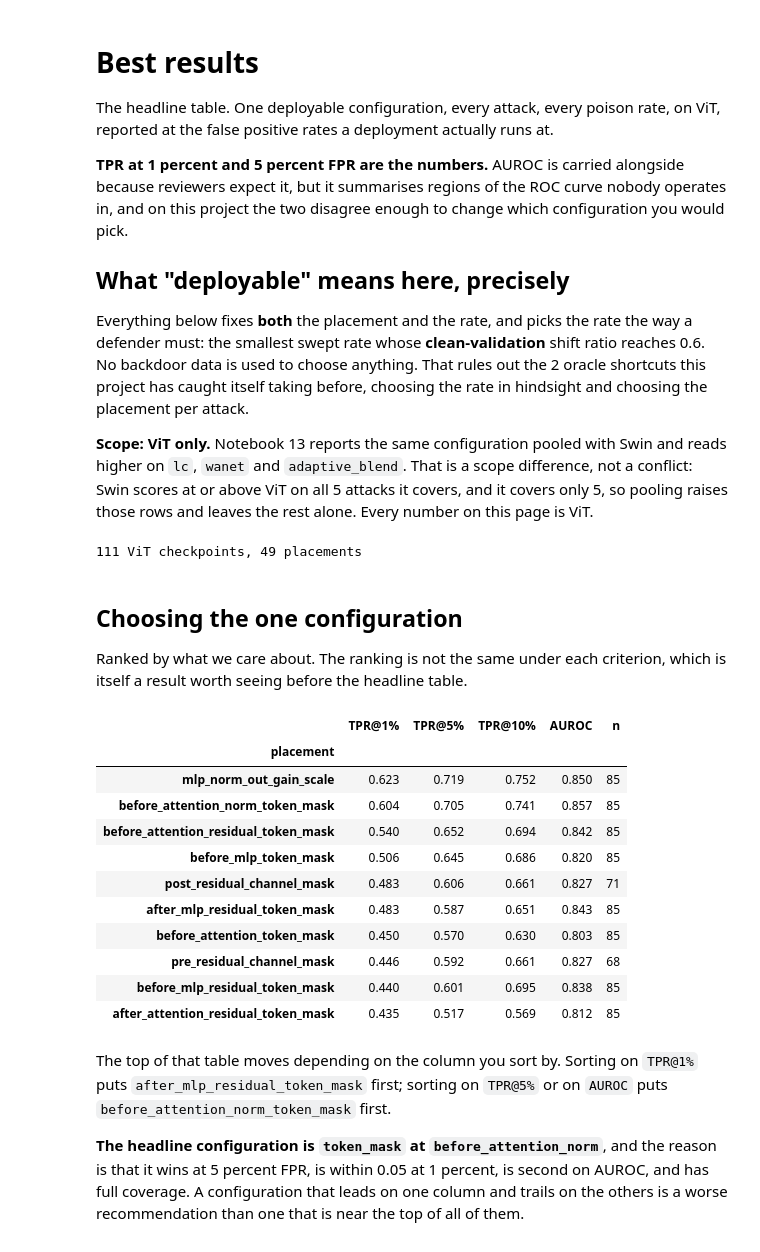
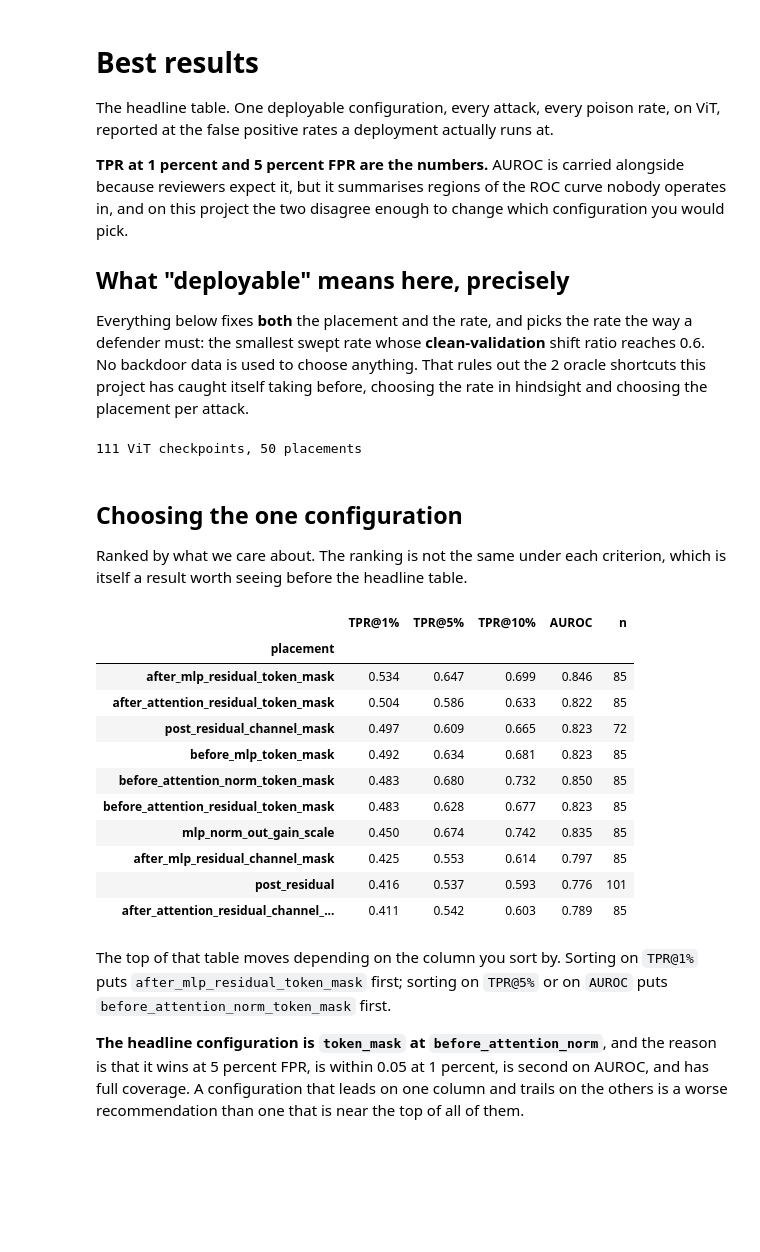
Before and after one commit to PjotrVr/psbd-transformer, a Jupyter notebook: notebooks/14-best-results.ipynb, the cells around one changed output. Saved outputs shown, nothing was run; the diff lists cells and outputs as text; code cells hidden in the pictures; blank space fills up the shorter version.

```diff
--- a/notebooks/14-best-results.ipynb
+++ b/notebooks/14-best-results.ipynb
@@ -16,19 +16,14 @@ way a defender must: the smallest swept rate whose **clean-validation** shift ra
 reaches 0.6. No backdoor data is used to choose anything. That rules out the 2
 oracle shortcuts this project has caught itself taking before, choosing the rate
 in hindsight and choosing the placement per attack.
-
-**Scope: ViT only.** Notebook 13 reports the same configuration pooled with Swin
-and reads higher on `lc`, `wanet` and `adaptive_blend`. That is a scope difference,
-not a conflict: Swin scores at or above ViT on all 5 attacks it covers, and it
-covers only 5, so pooling raises those rows and leaves the rest alone. Every number
-on this page is ViT.
 # %%
 import os
 import sys
 from pathlib import Path
 
 REPO_ROOT = next(
-    parent for parent in [Path.cwd(), *Path.cwd().parents]
+    parent
+    for parent in [Path.cwd(), *Path.cwd().parents]
     if (parent / "pyproject.toml").exists()
 )
 os.chdir(REPO_ROOT)
@@ -49,9 +44,9 @@ TARGET_SHIFT = ADAPTIVE_SHIFT_TARGET
 
 points = pd.read_csv("results/operating_points.csv")
 points = points[
-    points["variant"].isna()          # plain measurement, not a superseded or band variant
-    & points["cache_backed"]          # its stage-1 tensors still exist
-    & (~points["folder"].str.contains("evade"))   # adaptive attackers are notebook 11
+    points["variant"].isna()  # plain measurement, not a superseded or band variant
+    & points["cache_backed"]  # its stage-1 tensors still exist
+    & (~points["folder"].str.contains("evade"))  # adaptive attackers are notebook 11
     & (points["psu_variant"] == "fractional")
     & (points["architecture"] == "vit")
 ]
@@ -62,10 +57,12 @@ reaching = points[points["sigma_validation"] >= TARGET_SHIFT]
 deployable = reaching.loc[
     reaching.groupby(["folder", "placement", "quantile"])["rate"].idxmin()
 ]
-print(f"{deployable['folder'].nunique()} ViT checkpoints, "
-      f"{deployable['placement'].nunique()} placements")
+print(
+    f"{deployable['folder'].nunique()} ViT checkpoints, "
+    f"{deployable['placement'].nunique()} placements"
+)
 # %% [output]
-111 ViT checkpoints, 49 placements
+111 ViT checkpoints, 50 placements
 # %% [markdown]
 ## Choosing the one configuration
 
@@ -74,35 +71,39 @@ which is itself a result worth seeing before the headline table.
 # %%
 candidates = (
     deployable.groupby(["placement", "quantile"])
-    .agg(tpr=("tpr", "mean"), auroc=("auroc", "mean"),
-         n=("folder", "nunique"), attacks=("attack", "nunique"))
+    .agg(
+        tpr=("tpr", "mean"),
+        auroc=("auroc", "mean"),
+        n=("folder", "nunique"),
+        attacks=("attack", "nunique"),
+    )
     .reset_index()
 )
 ranking = candidates.pivot_table(index="placement", columns="quantile", values="tpr")
 ranking.columns = [f"TPR@{q:.0%}" for q in ranking.columns]
 ranking["AUROC"] = candidates.groupby("placement")["auroc"].mean()
 ranking["n"] = candidates.groupby("placement")["n"].first()
 ranking["attacks"] = candidates.groupby("placement")["attacks"].first()
 
 # A placement measured on a fraction of the checkpoints is not comparable to one
 # measured on all of them, so thin coverage is excluded rather than ranked.
 ranking = ranking[(ranking["n"] >= 60) & (ranking["attacks"] >= 8)]
 ranking[["TPR@1%", "TPR@5%", "TPR@10%", "AUROC", "n"]].sort_values(
     "TPR@1%", ascending=False
 ).head(10).round(3)
 # %% [output]
 |  | TPR@1% | TPR@5% | TPR@10% | AUROC | n |
 | placement |  |  |  |  |  |
-| mlp_norm_out_gain_scale | 0.623 | 0.719 | 0.752 | 0.850 | 85 |
-| before_attention_norm_token_mask | 0.604 | 0.705 | 0.741 | 0.857 | 85 |
-| before_attention_residual_token_mask | 0.540 | 0.652 | 0.694 | 0.842 | 85 |
-| before_mlp_token_mask | 0.506 | 0.645 | 0.686 | 0.820 | 85 |
-| post_residual_channel_mask | 0.483 | 0.606 | 0.661 | 0.827 | 71 |
-| after_mlp_residual_token_mask | 0.483 | 0.587 | 0.651 | 0.843 | 85 |
-| before_attention_token_mask | 0.450 | 0.570 | 0.630 | 0.803 | 85 |
-| pre_residual_channel_mask | 0.446 | 0.592 | 0.661 | 0.827 | 68 |
-| before_mlp_residual_token_mask | 0.440 | 0.601 | 0.695 | 0.838 | 85 |
-| after_attention_residual_token_mask | 0.435 | 0.517 | 0.569 | 0.812 | 85 |
+| after_mlp_residual_token_mask | 0.534 | 0.647 | 0.699 | 0.846 | 85 |
+| after_attention_residual_token_mask | 0.504 | 0.586 | 0.633 | 0.822 | 85 |
+| post_residual_channel_mask | 0.497 | 0.609 | 0.665 | 0.823 | 72 |
+| before_mlp_token_mask | 0.492 | 0.634 | 0.681 | 0.823 | 85 |
+| before_attention_norm_token_mask | 0.483 | 0.680 | 0.732 | 0.850 | 85 |
+| before_attention_residual_token_mask | 0.483 | 0.628 | 0.677 | 0.823 | 85 |
+| mlp_norm_out_gain_scale | 0.450 | 0.674 | 0.742 | 0.835 | 85 |
+| after_mlp_residual_channel_mask | 0.425 | 0.553 | 0.614 | 0.797 | 85 |
+| post_residual | 0.416 | 0.537 | 0.593 | 0.776 | 101 |
+| after_attention_residual_channel_... | 0.411 | 0.542 | 0.603 | 0.789 | 85 |
 # %% [markdown]
 The top of that table moves depending on the column you sort by. Sorting on
 `TPR@1%` puts `after_mlp_residual_token_mask` first; sorting on `TPR@5%` or on
```
Also changed, not shown: parts of 24 cells of this notebook, 4 other files.
